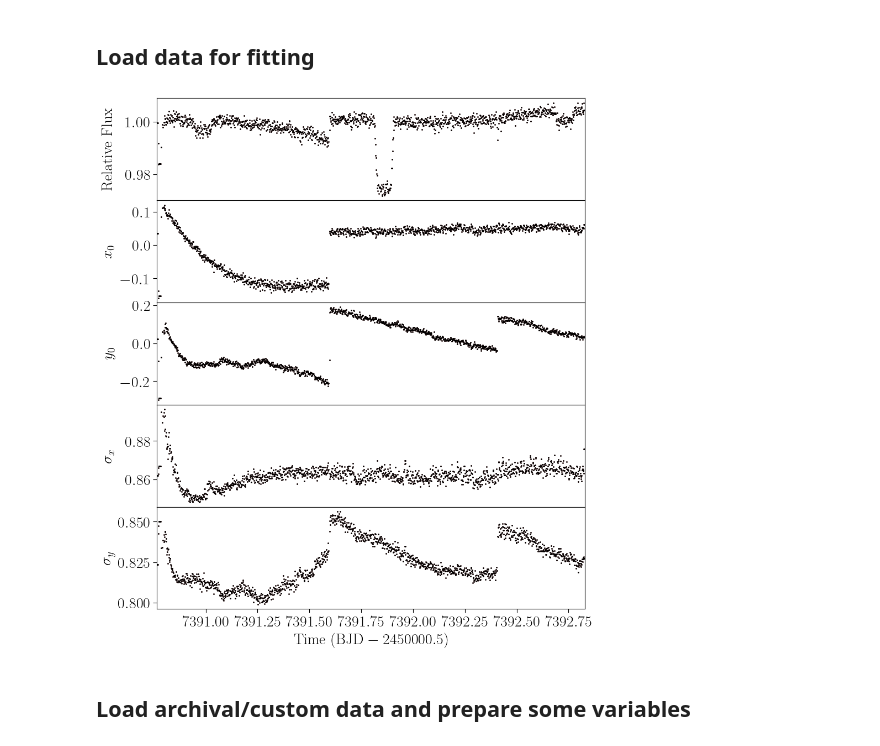
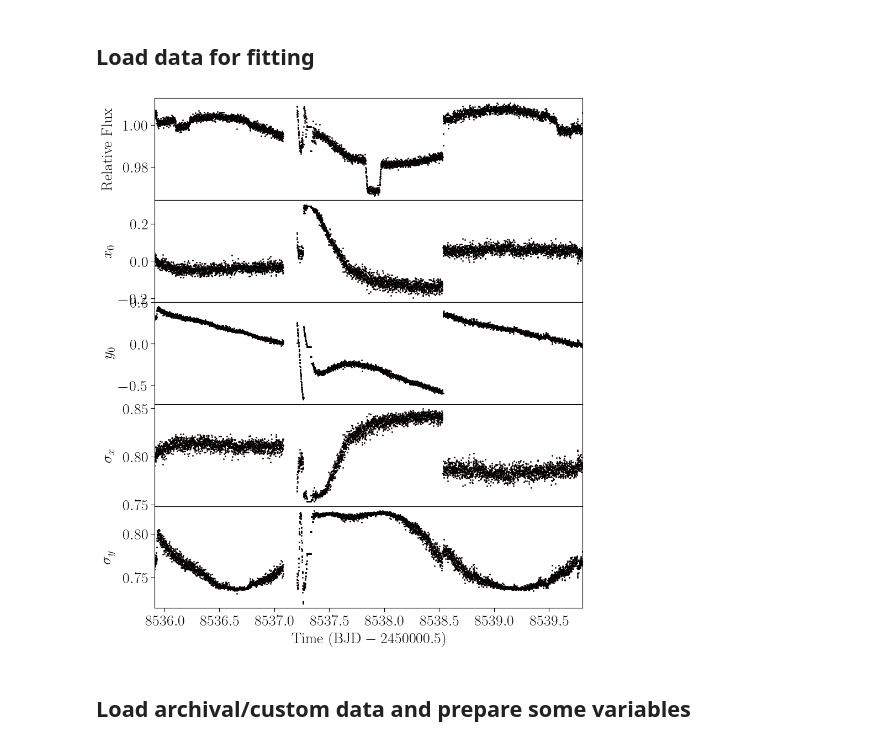
Before and after one commit to ZoeYingShu/SPCA, a Jupyter notebook: Decorrelation.ipynb, the cells around one changed output. Drawn from its saved outputs; the diff is of its cells as text; code cells hidden in the pictures.

```diff
--- a/Decorrelation.ipynb
+++ b/Decorrelation.ipynb
@@ -48,11 +47,15 @@ ExoFile.load().by_pl_name('CoRoT-2 b')
 # %% [markdown]
 # Enter in parameters that will define how the rest of the code will run
 # %%
-planet = 'CoRoT-2b'
-planet_archive = 'CoRoT-2 b'
+# planet = 'CoRoT-2b'
+# planet_archive = 'CoRoT-2 b'
+
+planet = 'KELT-20b'
+planet_archive = 'KELT-20 b'
 
 channel = 'ch2'
 mode = 'Poly2_v1'
+# mode = 'PLDAper1_3x3_v1'
 rootpath = '/home/ldang05/projects/def-ncowan/ldang05/Spitzer_Data/'
 
 # parameters you do not wish to fit
@@ -112,7 +115,10 @@ if not binnedPhotometry:
 # Figure out where data is located
 if 'pldaper' in mode.lower():
     # Get separately aperture data for when running PLDAper, and decide if ignoreFrame from aperture photometry
-    foldername_aper, ignoreFrames = np.array(dh.findPhotometry(rootpath, planet, channel, 'Poly2_v1'))[[0,-1]]
+    # foldername_aper, ignoreFrames = np.array(dh.findPhotometry(rootpath, planet, channel, 'Poly2_v1'))[[0,-1]]
+    photometry_result = dh.findPhotometry(rootpath, planet, channel, 'Poly2_v1')
+    foldername_aper, ignoreFrames = photometry_result[0], photometry_result[-1]
+
     if len(ignoreFrames)==0:
         pldIgnoreFrames = False
     else:
@@ -204,33 +210,33 @@ else:
                                                                              cut=cut, nFrames=nFrames,
                                                                              ignore=ignoreFrames)
 
         if not oldPhotometry:
             sigF_photon_ppm = dh.get_photon_limit(foldername+filename_full, mode, nFrames, ignoreFrames)
 
     ## FIX: peritime doesn't get made
     if True:#'ecosw' in dparams_input and 'esinw' in dparams_input:
         # make photometry plots
         make_plots.plot_photometry(time0, flux0, xdata0, ydata0, psfxw0, psfyw0,
                                    time, flux, xdata, ydata, psfxw, psfyw, breaks, savepath,
                                    showPlot=True)
     else:
         # plot raw data
         make_plots.plot_photometry(time0, flux0, xdata0, ydata0, psfxw0, psfyw0,
                                    time, flux, xdata, ydata, psfxw, psfyw, breaks, savepath,
                                    peritime, showPlot=True)
 
 # Calculate the photon noise limit
 if oldPhotometry:
     # Fix the old, unhelpful units to electrons to compute photon noise limit
     if binnedPhotometry:
         sigF_photon_ppm = dh.get_photon_limit_oldData(rootpath, foldername+filename_full, foldername_aper+filename_full,
                                                       planet, channel, mode, aors, nFrames, ignoreFrames)
     else:
         sigF_photon_ppm = dh.get_photon_limit_oldData(rootpath, foldername+filename, foldername_aper+filename,
                                                       planet, channel, mode, aors, nFrames, ignoreFrames)
 
 sigF_photon_ppm *= compFactor
 # %% [output]
-[figure, old version]
+[figure, new version]
 # %% [markdown]
 ## Load archival/custom data and prepare some variables
```
Also changed, not shown: parts of 11 cells of this notebook, 7 other files.
